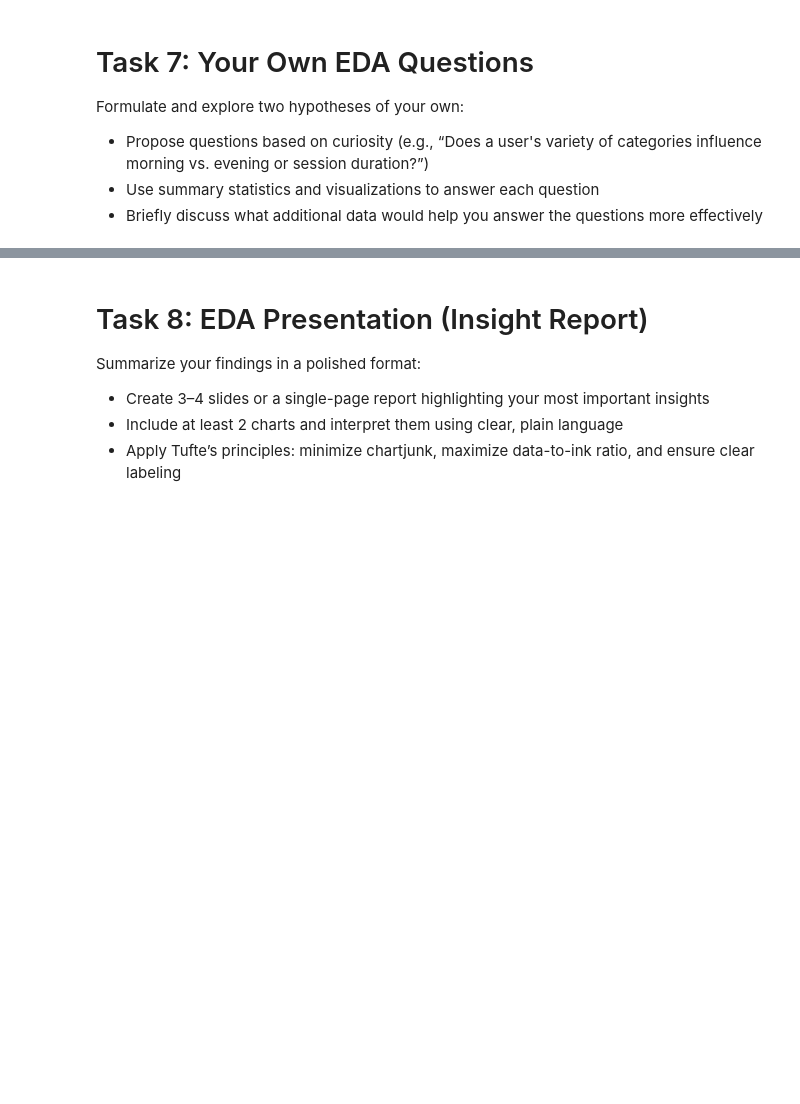
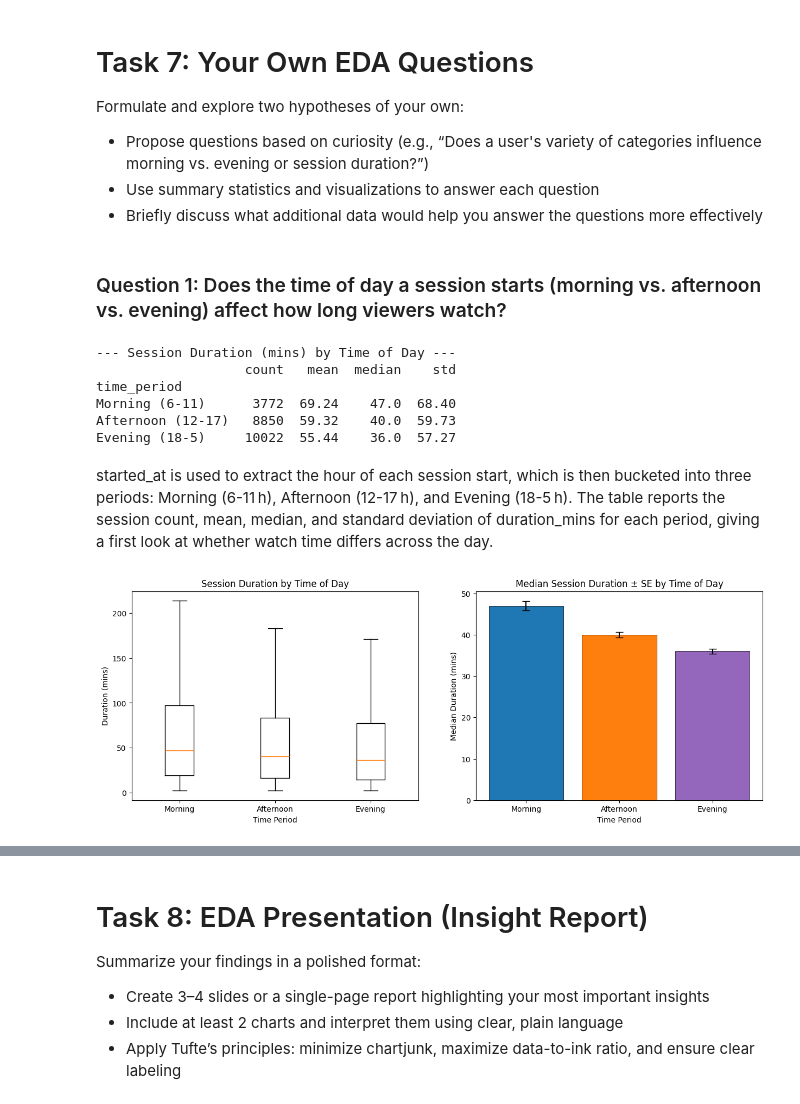
Before and after one commit to ChristianSantos2671/Santos_Christian_A01, a Jupyter notebook: iat461_a1_cs.ipynb, the cells around one changed output, grey strips where cells are left out. Cells and saved outputs as stored; diff of their text form; code cells hidden in the pictures; blank space fills up the shorter version.

```diff
--- a/iat461_a1_cs.ipynb
+++ b/iat461_a1_cs.ipynb
@@ -1774,3 +1774,61 @@ Formulate and explore two hypotheses of your own:
 - Propose questions based on curiosity (e.g., “Does a user's variety of categories influence morning vs. evening or session duration?”)
 - Use summary statistics and visualizations to answer each question
 - Briefly discuss what additional data would help you answer the questions more effectively
+# %% [markdown]
+### Question 1: Does the time of day a session starts (morning vs. afternoon vs. evening) affect how long viewers watch?
+# %%
+def assign_time_period(hour):
+    if 6 <= hour < 12:
+        return "Morning (6-11)"
+    elif 12 <= hour < 18:
+        return "Afternoon (12-17)"
+    else:
+        return "Evening (18-5)"
+
+df_sessions["start_hour"] = df_sessions["started_at"].dt.hour
+df_sessions["time_period"] = df_sessions["start_hour"].apply(assign_time_period)
+
+period_order = ["Morning (6-11)", "Afternoon (12-17)", "Evening (18-5)"]
+
+time_stats = (
+    df_sessions.groupby("time_period")["duration_mins"]
+    .agg(count="count", mean="mean", median="median", std="std")
+    .reindex(period_order)
+)
+
+print("--- Session Duration (mins) by Time of Day ---")
+print(time_stats.round(2))
+# %% [output]
+--- Session Duration (mins) by Time of Day ---
+                   count   mean  median    std
+time_period
+Morning (6-11)      3772  69.24    47.0  68.40
+Afternoon (12-17)   8850  59.32    40.0  59.73
+Evening (18-5)     10022  55.44    36.0  57.27
+# %% [markdown]
+started_at is used to extract the hour of each session start, which is then bucketed into three periods: Morning (6-11 h), Afternoon (12-17 h), and Evening (18-5 h). The table reports the session count, mean, median, and standard deviation of duration_mins for each period, giving a first look at whether watch time differs across the day.
+# %%
+fig, axes = plt.subplots(1, 2, figsize=(15, 5))
+
+groups = [df_sessions[df_sessions["time_period"] == p]["duration_mins"] for p in period_order]
+axes[0].boxplot(groups, tick_labels=[p.split(" ")[0] for p in period_order], showfliers=False)
+axes[0].set_title("Session Duration by Time of Day")
+axes[0].set_xlabel("Time Period")
+axes[0].set_ylabel("Duration (mins)")
+
+medians = time_stats["median"]
+stds    = time_stats["std"]
+x_pos   = range(len(period_order))
+labels  = [p.split(" ")[0] for p in period_order]
+
+axes[1].bar(x_pos, medians, yerr=stds / (time_stats["count"] ** 0.5),
+            capsize=5, color=["tab:blue", "tab:orange", "tab:purple"], edgecolor="black", linewidth=0.5)
+axes[1].set_xticks(x_pos)
+axes[1].set_xticklabels(labels)
+axes[1].set_title("Median Session Duration ± SE by Time of Day")
+axes[1].set_xlabel("Time Period")
+axes[1].set_ylabel("Median Duration (mins)")
+
+plt.show()
+# %% [output]
+[figure, added]
```
Also changed, not shown: parts of 10 cells of this notebook.
